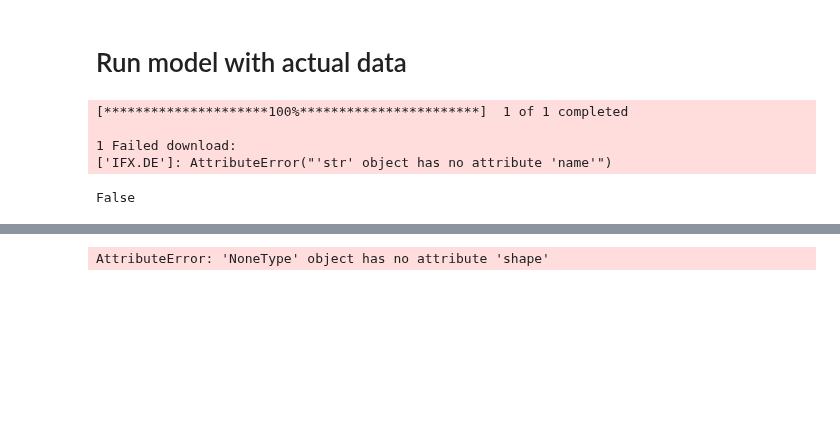
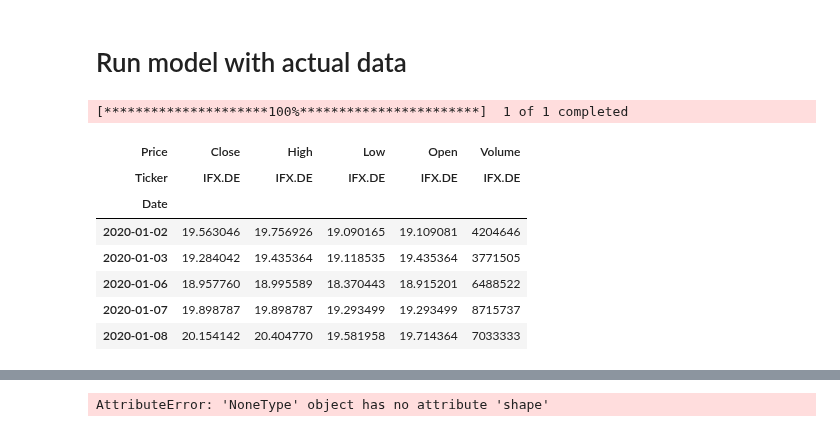
Before and after one commit to hoffmany169/stock-ai, a Jupyter notebook: stock_model.ipynb, the cells around one changed output, grey strips where cells are left out. Saved outputs shown, nothing was run; the diff lists cells and outputs as text; code cells hidden in the pictures; blank space fills up the shorter version.

```diff
--- a/stock_model.ipynb
+++ b/stock_model.ipynb
@@ -505,10 +505,16 @@ class Stock_Model:
 stock_daten = Stock_Model(SYMBOL, HISTORY)
 # %%
 stock_daten.load_stock()
-stock_daten.stock_data is None
 # %% [output]
 [*********************100%***********************]  1 of 1 completed
-
-1 Failed download:
-['IFX.DE']: AttributeError("'str' object has no attribute 'name'")
-False
+# %%
+stock_daten.stock_data.head()
+# %% [output]
+| Price | Close | High | Low | Open | Volume |
+| Ticker | IFX.DE | IFX.DE | IFX.DE | IFX.DE | IFX.DE |
+| Date |  |  |  |  |  |
+| 2020-01-02 | 19.563046 | 19.756926 | 19.090165 | 19.109081 | 4204646 |
+| 2020-01-03 | 19.284042 | 19.435364 | 19.118535 | 19.435364 | 3771505 |
+| 2020-01-06 | 18.957760 | 18.995589 | 18.370443 | 18.915201 | 6488522 |
+| 2020-01-07 | 19.898787 | 19.898787 | 19.293499 | 19.293499 | 8715737 |
+| 2020-01-08 | 20.154142 | 20.404770 | 19.581958 | 19.714364 | 7033333 |
```
Also changed, not shown: parts of 2 cells of this notebook, 2 other files.
